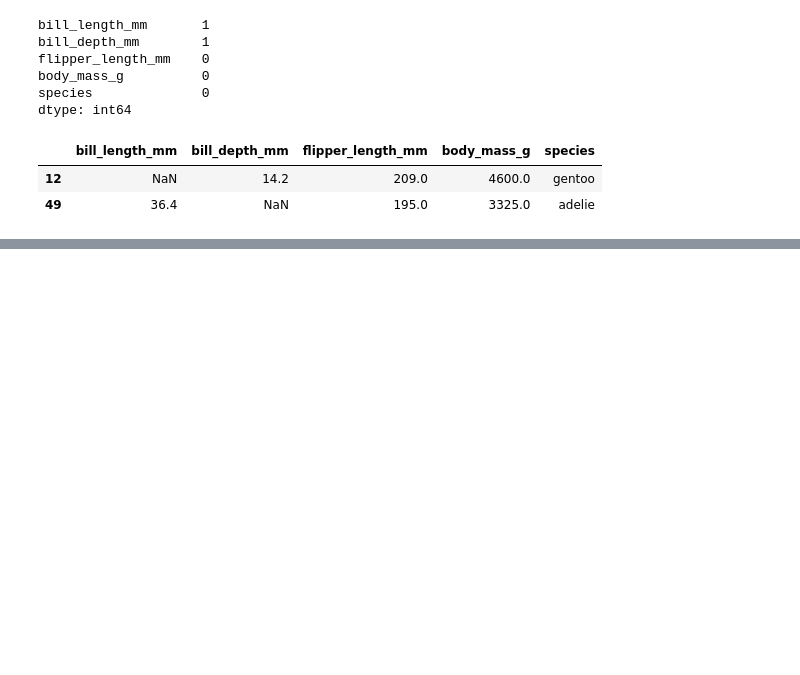
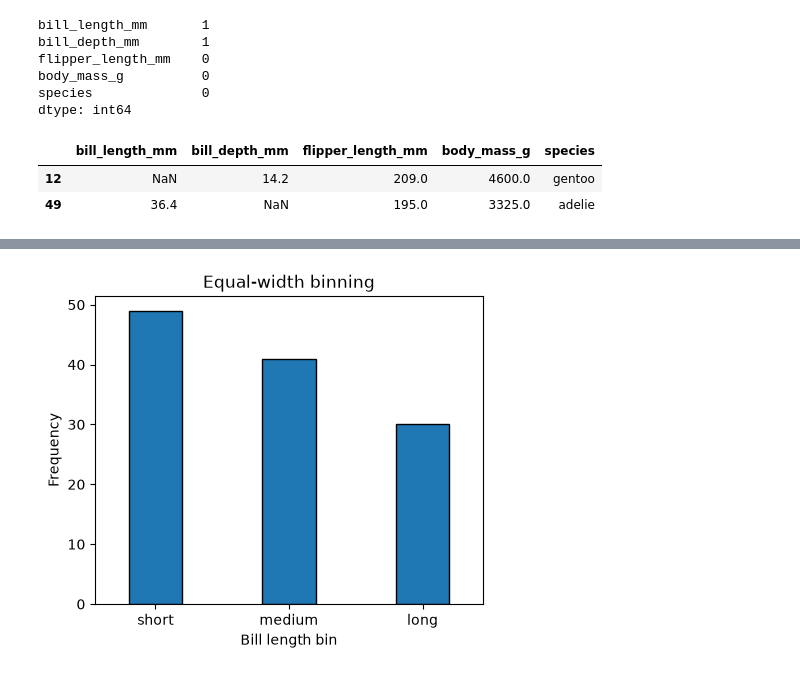
Before and after one commit to Hydn17/COMP3340-A1, a Jupyter notebook: AssignmentCodeA1.ipynb, the cells around one changed output, grey strips where cells are left out. Drawn from its saved outputs; the diff is of its cells as text; code cells hidden in the pictures; blank space fills up the shorter version.

```diff
--- a/AssignmentCodeA1.ipynb
+++ b/AssignmentCodeA1.ipynb
@@ -152,0 +145,11 @@ Name: count, dtype: int64
+# %%
+# Applying equal-width binning
+dfbin = df.copy()
+
+dfbin["bill_length_mm_bin"] = pd.cut(
+    dfbin["bill_length_mm"],
+    bins=3,
+    labels=["short", "medium", "long"]
+)
+
+dfbin[["bill_length_mm", "bill_length_mm_bin"]].head(10)
@@ -152,0 +186,16 @@ Name: count, dtype: int64
+# %%
+# Your code here
+dfbin["bill_length_mm_bin"].value_counts().sort_index().plot(
+    kind="bar",
+    figsize=(5, 4),
+    edgecolor="black",
+    width=0.4
+)
+
+plt.xticks(rotation=0)
+plt.xlabel("Bill length bin")
+plt.ylabel("Frequency")
+plt.title("Equal-width binning")
+plt.show()
+# %% [output]
+[figure, added]
```
Also changed, not shown: parts of 14 cells of this notebook.
